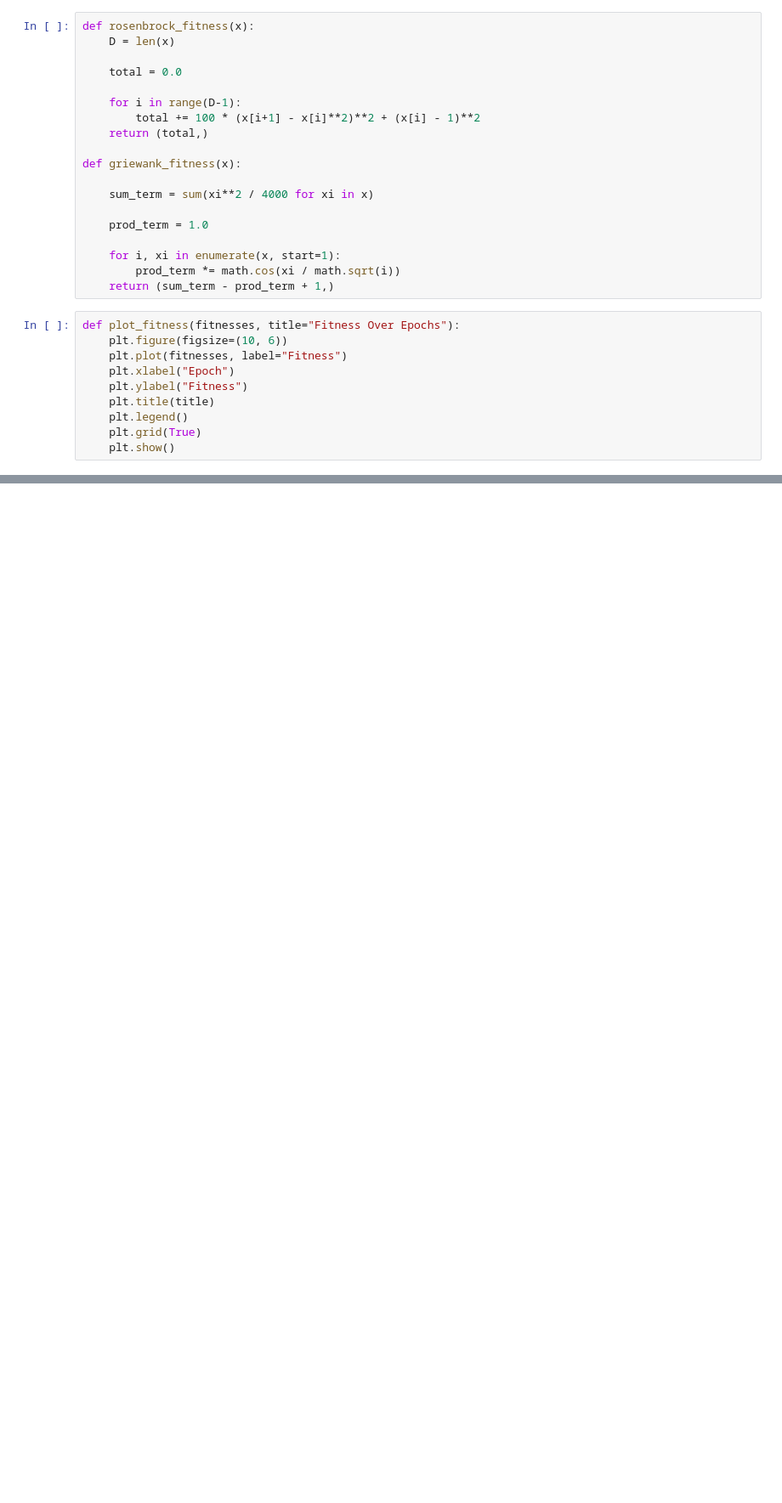
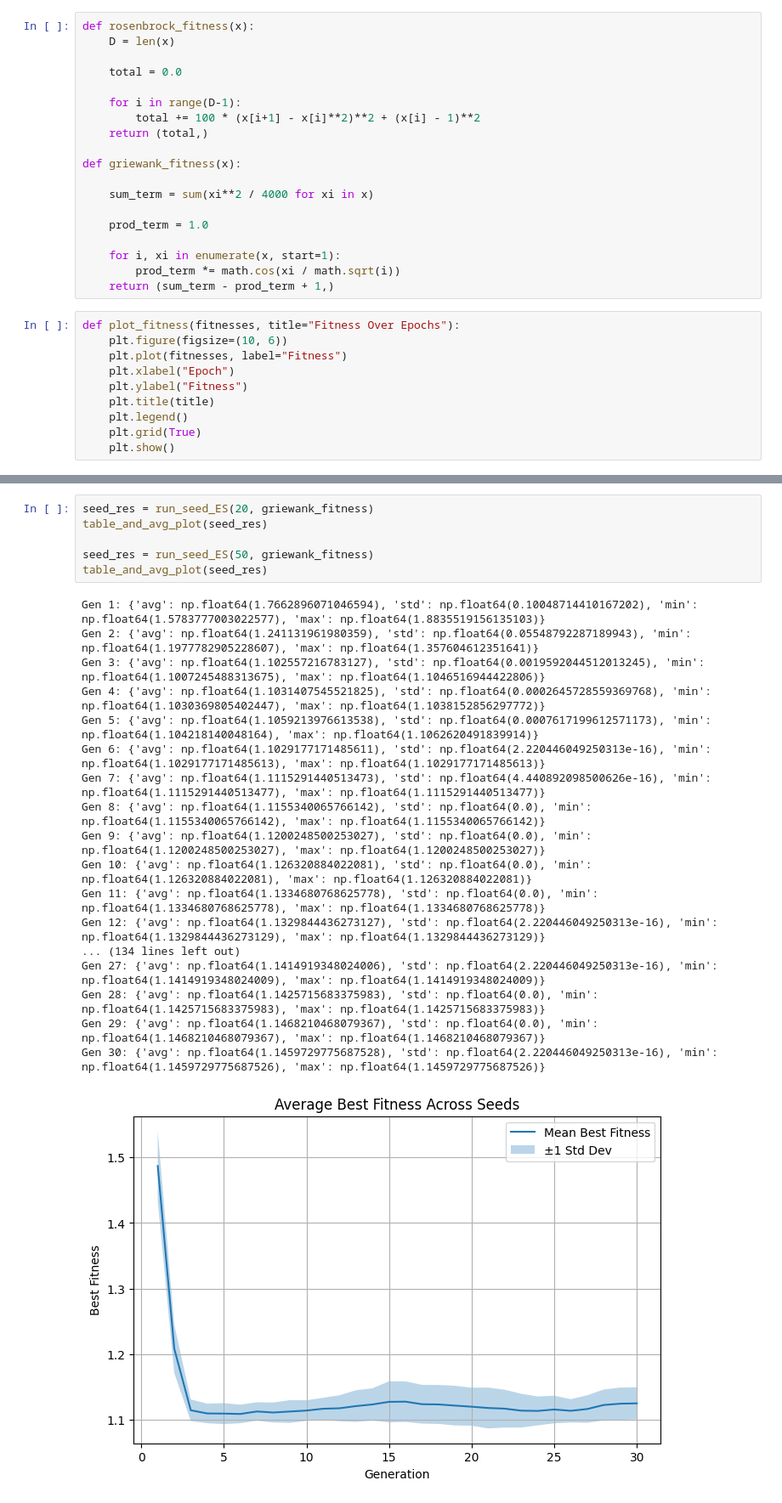
Before and after one commit to Biboy-al/AIML426-A2, a Jupyter notebook: Q1_EP_ES/src/main.ipynb, the cells around one changed output, grey strips where cells are left out. Shown at 85% size. Drawn from its saved outputs; the diff is of its cells as text; blank space fills up the shorter version.

```diff
--- a/Q1_EP_ES/src/main.ipynb
+++ b/Q1_EP_ES/src/main.ipynb
@@ -271,0 +339,25 @@ Gen 50: {'avg': np.float64(1.2958663476120593), 'std': np.float64(4.440892098500
+# %%
+seed_res = run_seed_ES(20, griewank_fitness)
+table_and_avg_plot(seed_res)
+
+seed_res = run_seed_ES(50, griewank_fitness)
+table_and_avg_plot(seed_res)
+# %% [output]
+Gen 1: {'avg': np.float64(1.7662896071046594), 'std': np.float64(0.10048714410167202), 'min': np.float64(1.5783777003022577), 'max': np.float64(1.8835519156135103)}
+Gen 2: {'avg': np.float64(1.241131961980359), 'std': np.float64(0.05548792287189943), 'min': np.float64(1.1977782905228607), 'max': np.float64(1.357604612351641)}
+Gen 3: {'avg': np.float64(1.102557216783127), 'std': np.float64(0.0019592044512013245), 'min': np.float64(1.1007245488313675), 'max': np.float64(1.1046516944422806)}
+Gen 4: {'avg': np.float64(1.1031407545521825), 'std': np.float64(0.0002645728559369768), 'min': np.float64(1.1030369805402447), 'max': np.float64(1.1038152856297772)}
+Gen 5: {'avg': np.float64(1.1059213976613538), 'std': np.float64(0.0007617199612571173), 'min': np.float64(1.104218140048164), 'max': np.float64(1.1062620491839914)}
+Gen 6: {'avg': np.float64(1.1029177171485611), 'std': np.float64(2.220446049250313e-16), 'min': np.float64(1.1029177171485613), 'max': np.float64(1.1029177171485613)}
+Gen 7: {'avg': np.float64(1.1115291440513473), 'std': np.float64(4.440892098500626e-16), 'min': np.float64(1.1115291440513477), 'max': np.float64(1.1115291440513477)}
+Gen 8: {'avg': np.float64(1.1155340065766142), 'std': np.float64(0.0), 'min': np.float64(1.1155340065766142), 'max': np.float64(1.1155340065766142)}
+Gen 9: {'avg': np.float64(1.1200248500253027), 'std': np.float64(0.0), 'min': np.float64(1.1200248500253027), 'max': np.float64(1.1200248500253027)}
+Gen 10: {'avg': np.float64(1.126320884022081), 'std': np.float64(0.0), 'min': np.float64(1.126320884022081), 'max': np.float64(1.126320884022081)}
+Gen 11: {'avg': np.float64(1.1334680768625778), 'std': np.float64(0.0), 'min': np.float64(1.1334680768625778), 'max': np.float64(1.1334680768625778)}
+Gen 12: {'avg': np.float64(1.1329844436273127), 'std': np.float64(2.220446049250313e-16), 'min': np.float64(1.1329844436273129), 'max': np.float64(1.1329844436273129)}
+... (134 lines left out)
+Gen 27: {'avg': np.float64(1.1414919348024006), 'std': np.float64(2.220446049250313e-16), 'min': np.float64(1.1414919348024009), 'max': np.float64(1.1414919348024009)}
+Gen 28: {'avg': np.float64(1.1425715683375983), 'std': np.float64(0.0), 'min': np.float64(1.1425715683375983), 'max': np.float64(1.1425715683375983)}
+Gen 29: {'avg': np.float64(1.1468210468079367), 'std': np.float64(0.0), 'min': np.float64(1.1468210468079367), 'max': np.float64(1.1468210468079367)}
+Gen 30: {'avg': np.float64(1.1459729775687528), 'std': np.float64(2.220446049250313e-16), 'min': np.float64(1.1459729775687526), 'max': np.float64(1.1459729775687526)}
+[figure, added]
```
Also changed, not shown: parts of 12 cells of this notebook, 2 other files.
